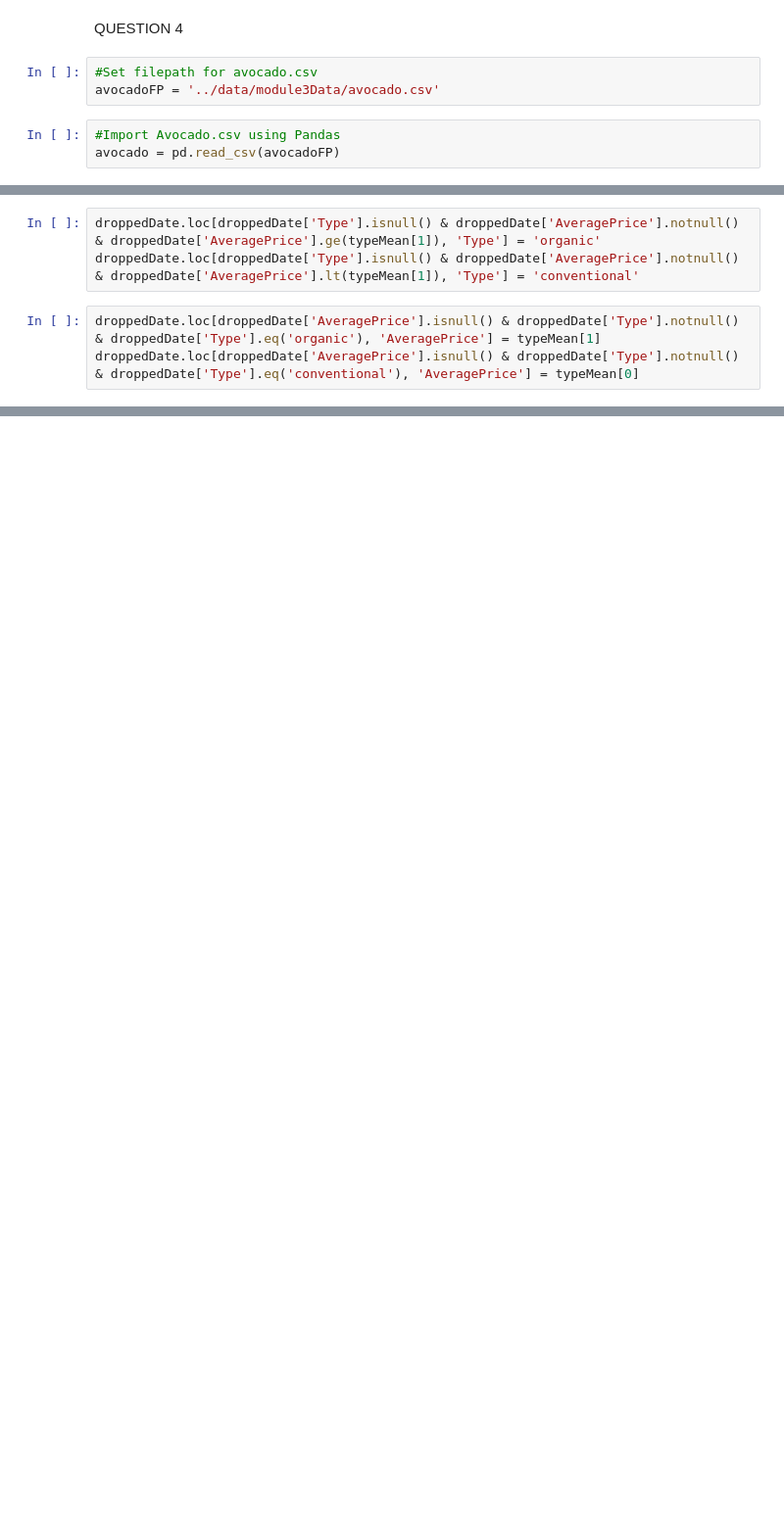
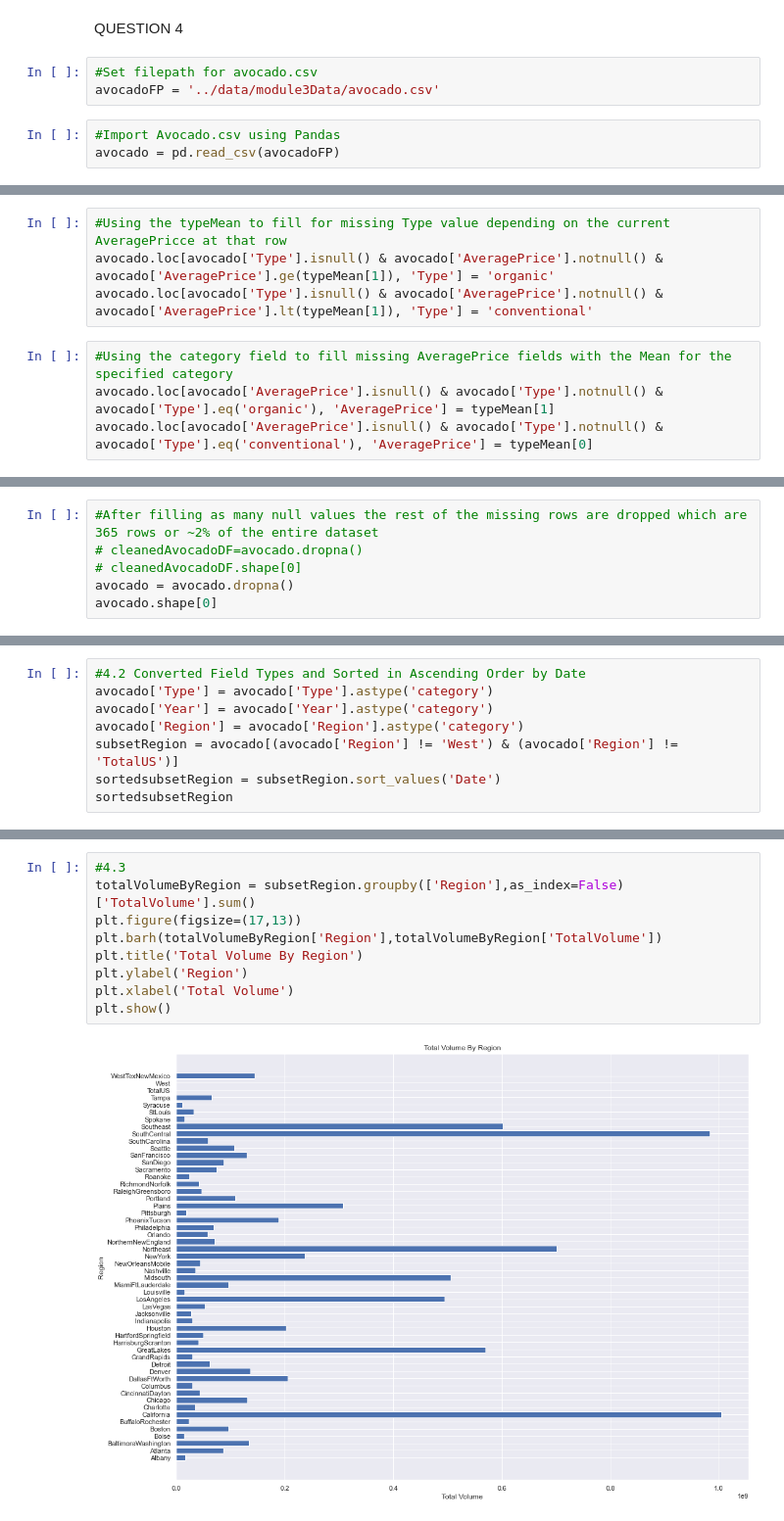
Before and after one commit to ivan-usd/refactored-octo-journey, a Jupyter notebook: notebooks/module3.ipynb, the cells around one changed output, grey strips where cells are left out. Shown at 98% size. Drawn from its saved outputs; the diff is of its cells as text; blank space fills up the shorter version.

```diff
--- a/notebooks/module3.ipynb
+++ b/notebooks/module3.ipynb
@@ -256,8 +247,10 @@ organic         1.66
 Name: AveragePrice, dtype: float64
 # %%
-droppedDate.loc[droppedDate['Type'].isnull() & droppedDate['AveragePrice'].notnull() & droppedDate['AveragePrice'].ge(typeMean[1]), 'Type'] = 'organic'
-droppedDate.loc[droppedDate['Type'].isnull() & droppedDate['AveragePrice'].notnull() & droppedDate['AveragePrice'].lt(typeMean[1]), 'Type'] = 'conventional'
+#Using the typeMean to fill for missing Type value depending on the current AveragePricce at that row
+avocado.loc[avocado['Type'].isnull() & avocado['AveragePrice'].notnull() & avocado['AveragePrice'].ge(typeMean[1]), 'Type'] = 'organic'
+avocado.loc[avocado['Type'].isnull() & avocado['AveragePrice'].notnull() & avocado['AveragePrice'].lt(typeMean[1]), 'Type'] = 'conventional'
 # %%
-droppedDate.loc[droppedDate['AveragePrice'].isnull() & droppedDate['Type'].notnull() & droppedDate['Type'].eq('organic'), 'AveragePrice'] = typeMean[1]
-droppedDate.loc[droppedDate['AveragePrice'].isnull() & droppedDate['Type'].notnull() & droppedDate['Type'].eq('conventional'), 'AveragePrice'] = typeMean[0]
+#Using the category field to fill missing AveragePrice fields with the Mean for the specified category
+avocado.loc[avocado['AveragePrice'].isnull() & avocado['Type'].notnull() & avocado['Type'].eq('organic'), 'AveragePrice'] = typeMean[1]
+avocado.loc[avocado['AveragePrice'].isnull() & avocado['Type'].notnull() & avocado['Type'].eq('conventional'), 'AveragePrice'] = typeMean[0]
 # %%
@@ -296,0 +270,6 @@ droppedDate.groupby(['Region']).mean()
+# %%
+#After filling as many null values the rest of the missing rows are dropped which are 365 rows or ~2% of the entire dataset
+# cleanedAvocadoDF=avocado.dropna()
+# cleanedAvocadoDF.shape[0]
+avocado = avocado.dropna()
+avocado.shape[0]
@@ -296,0 +293,8 @@ droppedDate.groupby(['Region']).mean()
+# %%
+#4.2 Converted Field Types and Sorted in Ascending Order by Date
+avocado['Type'] = avocado['Type'].astype('category')
+avocado['Year'] = avocado['Year'].astype('category')
+avocado['Region'] = avocado['Region'].astype('category')
+subsetRegion = avocado[(avocado['Region'] != 'West') & (avocado['Region'] != 'TotalUS')]
+sortedsubsetRegion = subsetRegion.sort_values('Date')
+sortedsubsetRegion
@@ -296,0 +315,11 @@ droppedDate.groupby(['Region']).mean()
+# %%
+#4.3
+totalVolumeByRegion = subsetRegion.groupby(['Region'],as_index=False)['TotalVolume'].sum()
+plt.figure(figsize=(17,13))
+plt.barh(totalVolumeByRegion['Region'],totalVolumeByRegion['TotalVolume'])
+plt.title('Total Volume By Region')
+plt.ylabel('Region')
+plt.xlabel('Total Volume')
+plt.show()
+# %% [output]
+[figure, added]
```
Also changed, not shown: parts of 14 cells of this notebook.
